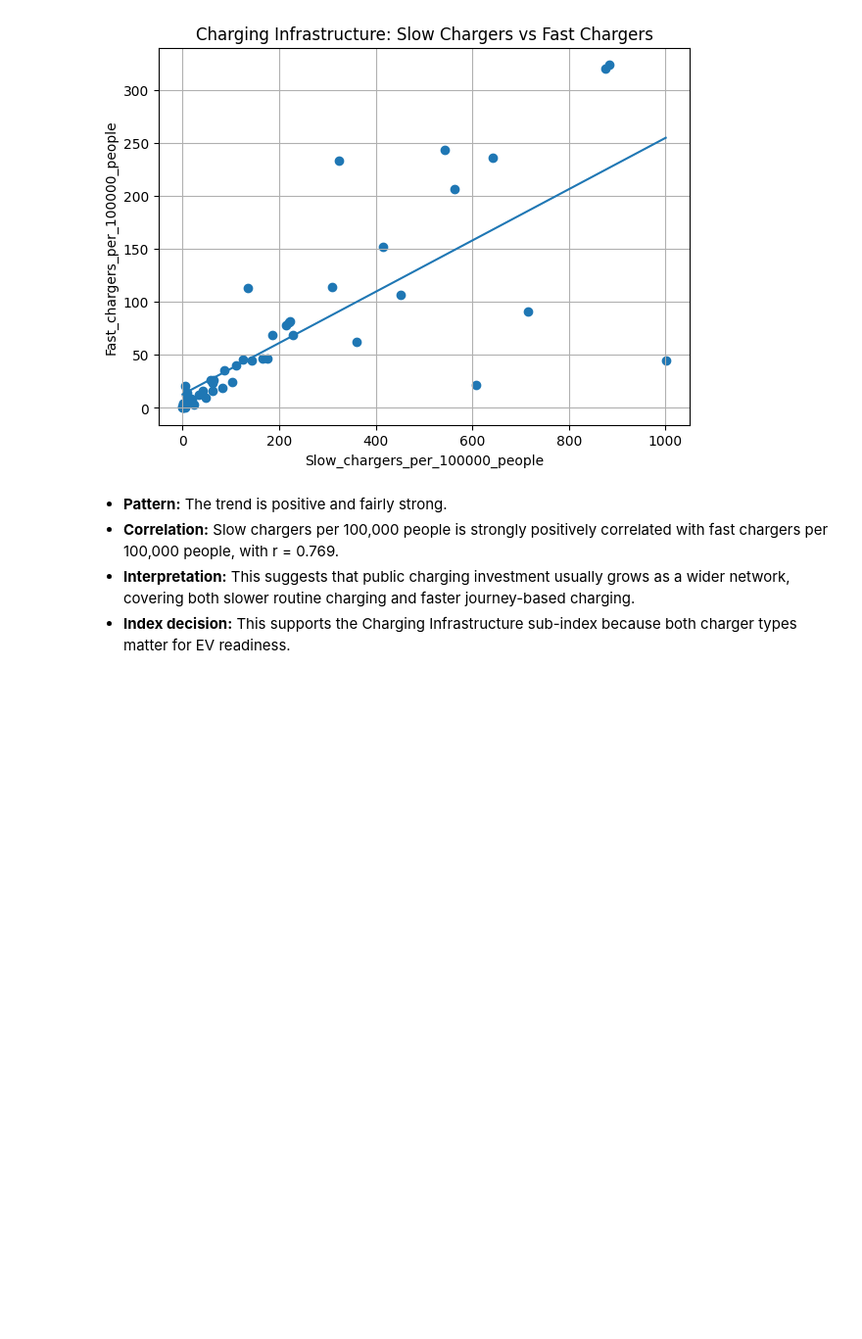
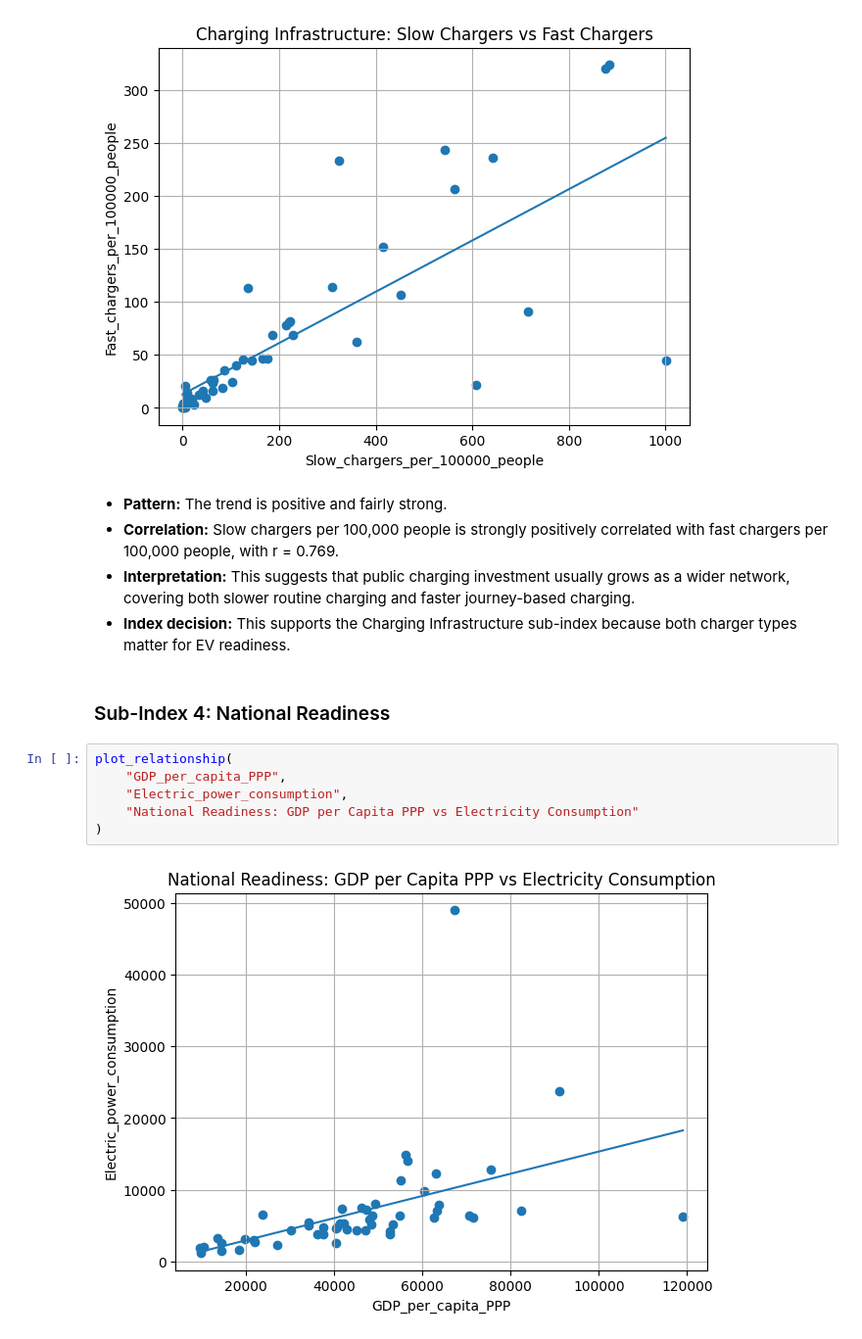
Before and after one commit to RathnamMeghana/DAV_CA1, a Jupyter notebook: index.ipynb, the cells around one changed output. Shown at 98% size. Saved outputs shown, nothing was run; the diff lists cells and outputs as text; blank space fills up the shorter version.

Commit message:
🏛️ Add national readiness plot
Added the national readiness relationship plot and notes.

Used it to compare GDP per capita with electricity consumption.

```diff
--- a/index.ipynb
+++ b/index.ipynb
@@ -1223,3 +1223,13 @@ plot_relationship(
 - **Correlation:** Slow chargers per 100,000 people is strongly positively correlated with fast chargers per 100,000 people, with r = 0.769.
 - **Interpretation:** This suggests that public charging investment usually grows as a wider network, covering both slower routine charging and faster journey-based charging.
 - **Index decision:** This supports the Charging Infrastructure sub-index because both charger types matter for EV readiness.
+# %% [markdown]
+### Sub-Index 4: National Readiness
+# %%
+plot_relationship(
+    "GDP_per_capita_PPP",
+    "Electric_power_consumption",
+    "National Readiness: GDP per Capita PPP vs Electricity Consumption"
+)
+# %% [output]
+[figure, added]
```
Also changed, not shown: parts of 1 cell of this notebook.
